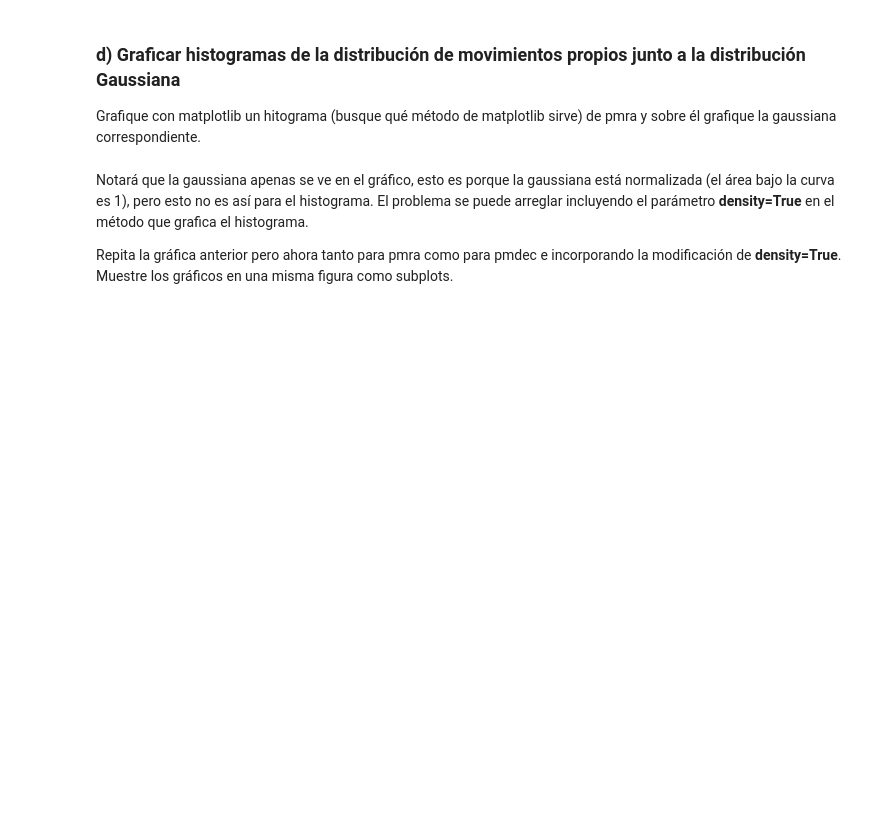
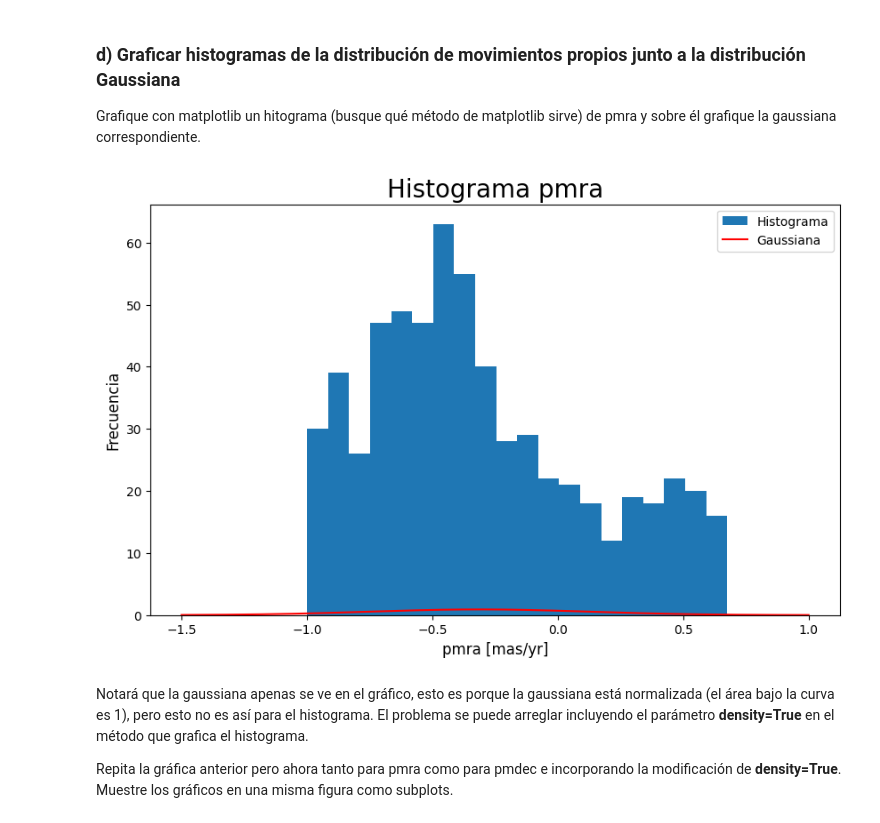
Before and after one commit to Vlxn761/Tarea-2, a Jupyter notebook: Tarea2.ipynb, the cells around one changed output. Cells and saved outputs as stored; diff of their text form; code cells hidden in the pictures; blank space fills up the shorter version.

```diff
--- a/Tarea2.ipynb
+++ b/Tarea2.ipynb
@@ -135,7 +130,29 @@ fx_pmdec =
+# %%
+from scipy.stats import norm
+
+x_pmra = np.linspace(-1.5, 1, 300)    # Arreglo de 300 números entre -1.5 y 1
+fx_pmra = norm(loc=mu_pmra, scale=std_pmra).pdf(x_pmra)   # Distribución gaussiana para pmra
+
+x_pmdec = np.linspace(-2.5, 0.5, 300)   # Arreglo de 300 números entre -2.5 y 0.5
+fx_pmdec = norm(loc=mu_pmdec, scale=std_pmdec).pdf(x_pmdec)   # Distribución gaussiana para pmdec
 # %% [markdown]
 ### d) Graficar histogramas de la distribución de movimientos propios junto a la distribución Gaussiana
 
 Grafique con matplotlib un hitograma (busque qué método de matplotlib sirve) de pmra y sobre él grafique la gaussiana correspondiente.
+# %%
+plt.figure(figsize=(10, 6))
+
+plt.hist(pmra, bins=20, label="Histograma")       # Se grafica el histograma
+plt.plot(x_pmra, fx_pmra, color="r", label="Gaussiana")       # Se grafica la gaussiana
+
+plt.xlabel("pmra [mas/yr]", fontsize=12)
+plt.ylabel("Frecuencia", fontsize=12)
+plt.title("Histograma pmra", fontsize=20)
+plt.legend()
+
+plt.show()
+# %% [output]
+[figure, added]
 # %% [markdown]
 Notará que la gaussiana apenas se ve en el gráfico, esto es porque la gaussiana está normalizada (el área bajo la curva es 1), pero esto no es así para el histograma. El problema se puede arreglar incluyendo el parámetro **density=True** en el método que grafica el histograma.
 
```
Also changed, not shown: parts of 6 cells of this notebook.
